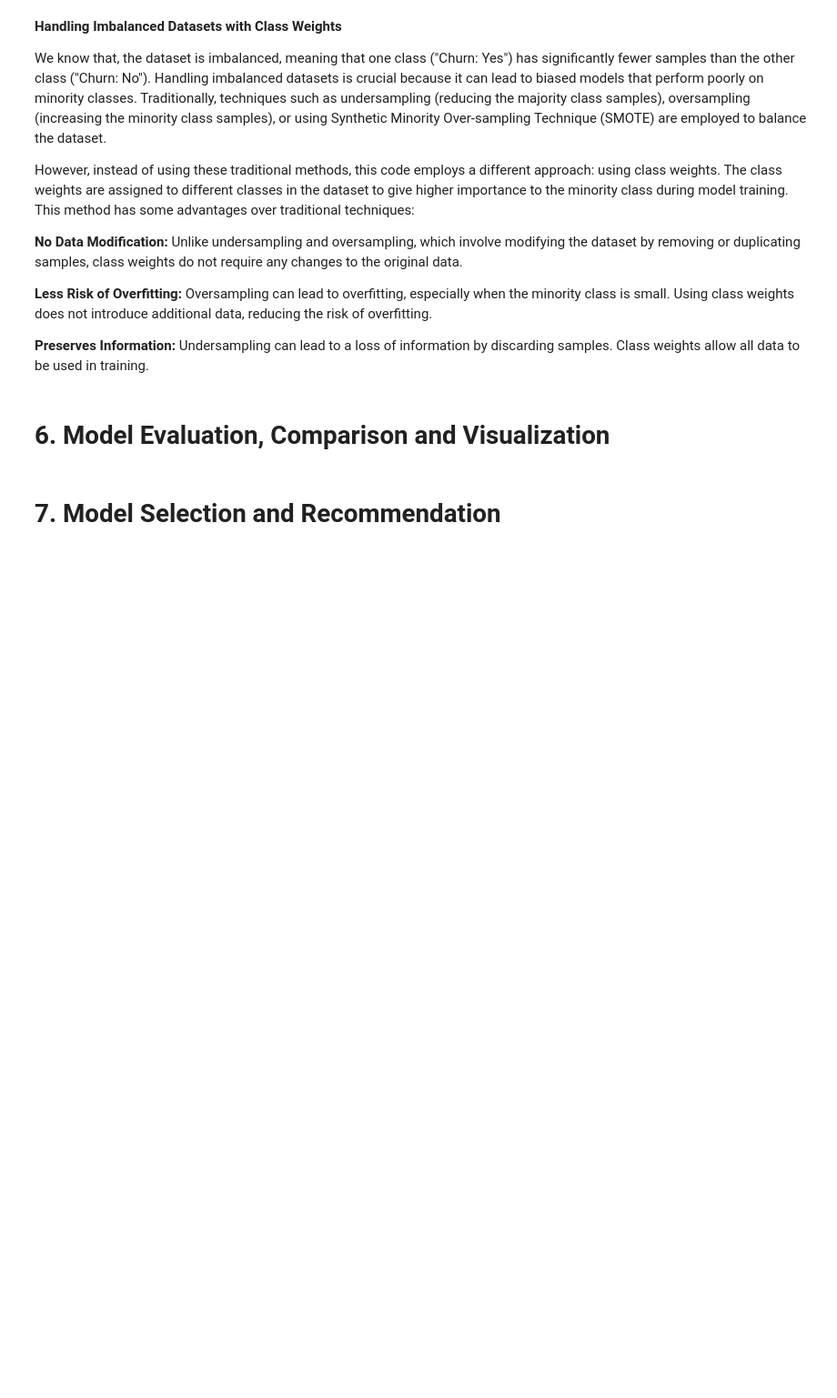
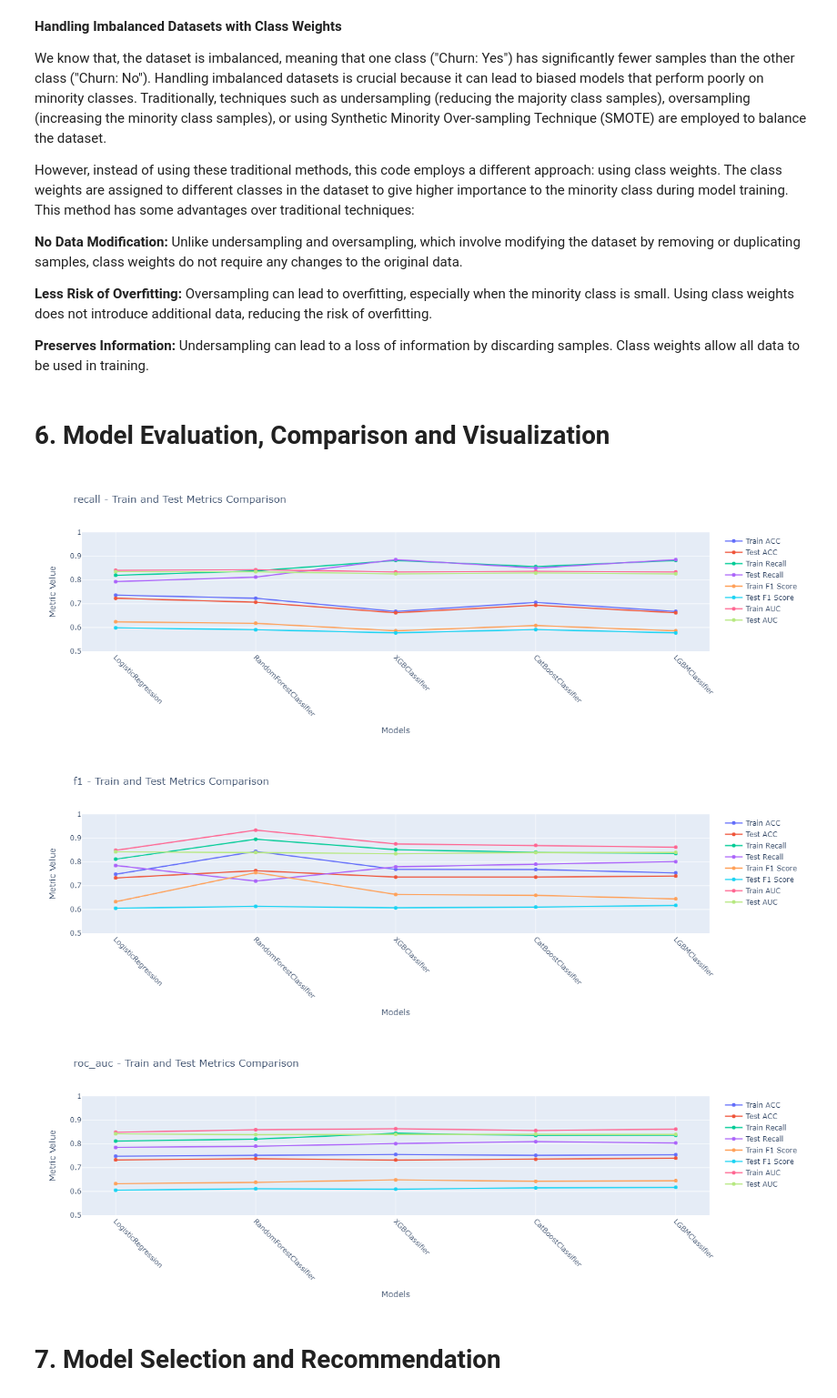
Before and after one commit to mbhosseini70/Churn-Prediction, a Jupyter notebook: churn-prediction.ipynb, the cells around one changed output. Shown at 91% size. Saved outputs shown, nothing was run; the diff lists cells and outputs as text; code cells hidden in the pictures; blank space fills up the shorter version.

```diff
--- a/churn-prediction.ipynb
+++ b/churn-prediction.ipynb
@@ -479,34 +536,38 @@ def plot_comparison(data, scorer):
     test_f1 = [data[scorer][model]['test_f1_score'] for model in models]
     train_auc = [data[scorer][model]['train_AUC'] for model in models]
     test_auc = [data[scorer][model]['test_AUC'] for model in models]
 
     fig = go.Figure()
 
     fig.add_trace(go.Scatter(x=models, y=train_acc, mode='lines+markers', name='Train ACC'))
     fig.add_trace(go.Scatter(x=models, y=test_acc, mode='lines+markers', name='Test ACC'))
 
     fig.add_trace(go.Scatter(x=models, y=train_recall, mode='lines+markers', name='Train Recall'))
     fig.add_trace(go.Scatter(x=models, y=test_recall, mode='lines+markers', name='Test Recall'))
 
     fig.add_trace(go.Scatter(x=models, y=train_f1, mode='lines+markers', name='Train F1 Score'))
     fig.add_trace(go.Scatter(x=models, y=test_f1, mode='lines+markers', name='Test F1 Score'))
 
     fig.add_trace(go.Scatter(x=models, y=train_auc, mode='lines+markers', name='Train AUC'))
     fig.add_trace(go.Scatter(x=models, y=test_auc, mode='lines+markers', name='Test AUC'))
 
     fig.update_xaxes(type='category', tickangle=45)
     fig.update_layout(title=f'{scorer} - Train and Test Metrics Comparison',
                       xaxis_title='Models',
                       yaxis_title='Metric Value')
     # Set y-axis range from 0.5 to 1
     fig.update_yaxes(range=[0.5, 1])
 
     fig.show()
 
 # Call the function for each scorer
-data = Full_grid_result.copy()
+data = loaded_data_dict.copy()
 for scorer in ['recall', 'f1', 'roc_auc']:
     plot_comparison(data, scorer)
+# %% [output]
+[figure, added]
+[figure, added]
+[figure, added]
 # %% [markdown]
 # 7. Model Selection and Recommendation
 # %% [markdown]
```
Also changed, not shown: parts of 14 cells of this notebook.
